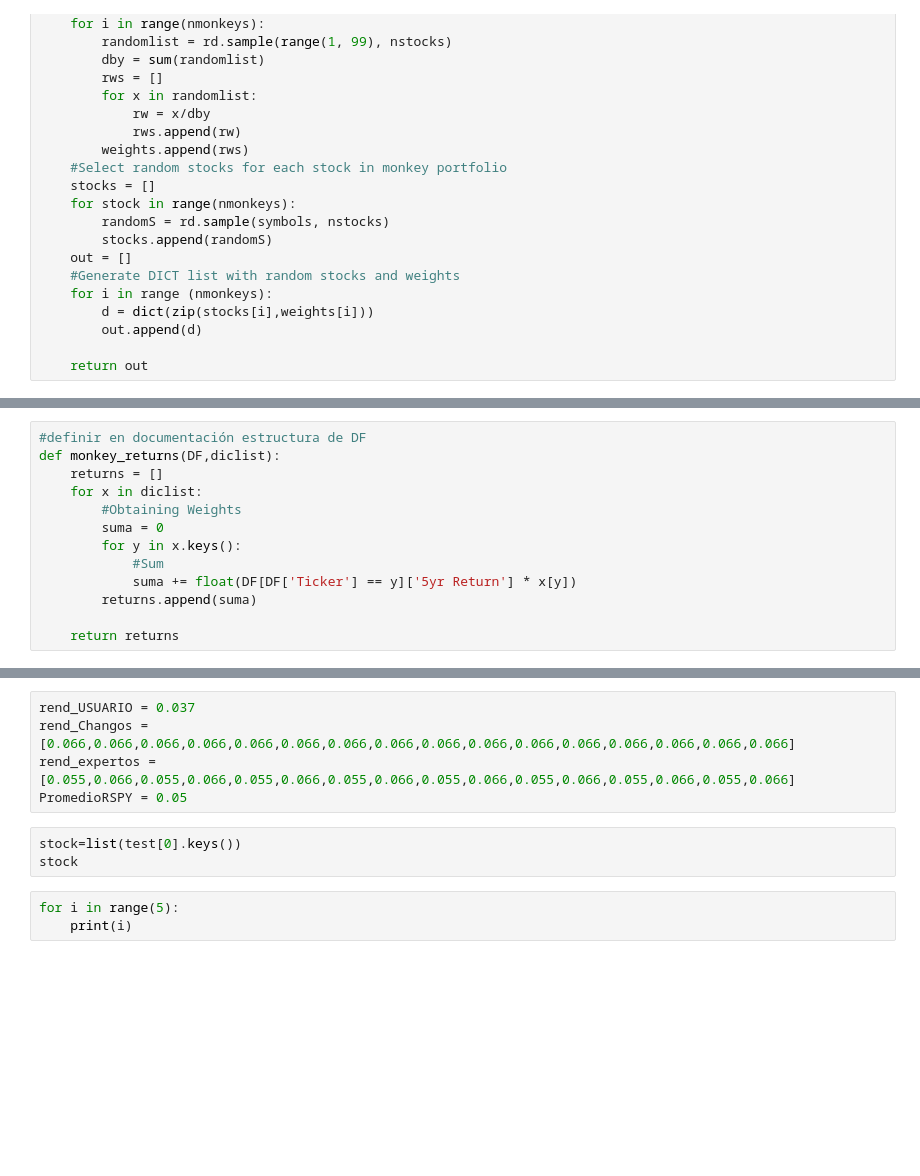
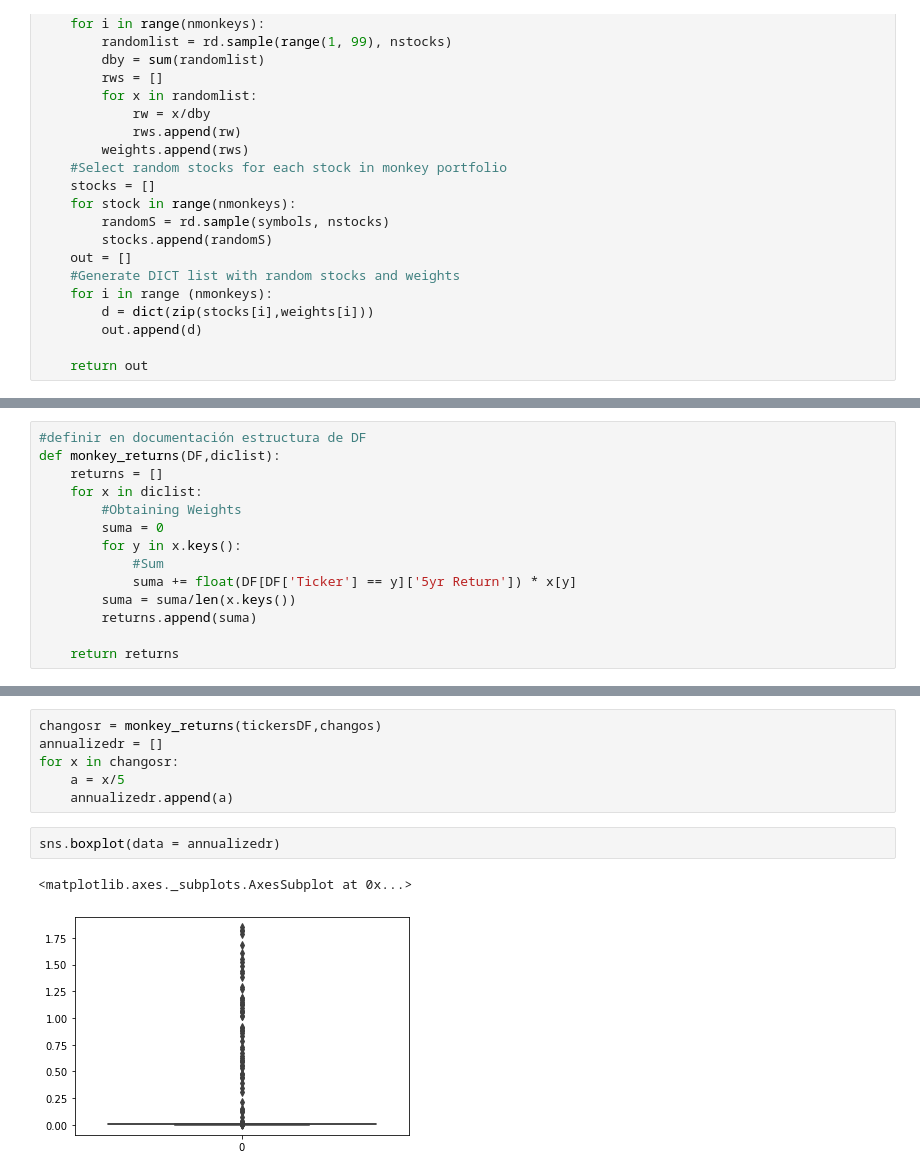
Before and after one commit to crisbusa92/BuffetVsMonkeys, a Jupyter notebook: BuffetVsMonkeys.ipynb, the cells around one changed output, grey strips where cells are left out. Drawn from its saved outputs; the diff is of its cells as text; blank space fills up the shorter version.

```diff
--- a/BuffetVsMonkeys.ipynb
+++ b/BuffetVsMonkeys.ipynb
@@ -94,7 +119,8 @@ def monkey_returns(DF,diclist):
         suma = 0
         for y in x.keys():
             #Sum
-            suma += float(DF[DF['Ticker'] == y]['5yr Return'] * x[y])
+            suma += float(DF[DF['Ticker'] == y]['5yr Return']) * x[y]
+        suma = suma/len(x.keys())
         returns.append(suma)
 
     return returns
@@ -109,11 +127,11 @@ monkey_returns(tickersDF,test)
-# %%
-rend_USUARIO = 0.037
-rend_Changos = [0.066,0.066,0.066,0.066,0.066,0.066,0.066,0.066,0.066,0.066,0.066,0.066,0.066,0.066,0.066,0.066]
-rend_expertos = [0.055,0.066,0.055,0.066,0.055,0.066,0.055,0.066,0.055,0.066,0.055,0.066,0.055,0.066,0.055,0.066]
-PromedioRSPY = 0.05
-# %%
-stock=list(test[0].keys())
-stock
-# %%
-for i in range(5):
-    print(i)
+# %%
+changosr = monkey_returns(tickersDF,changos)
+annualizedr = []
+for x in changosr:
+    a = x/5
+    annualizedr.append(a)
+# %%
+sns.boxplot(data = annualizedr)
+# %% [output]
+<matplotlib.axes._subplots.AxesSubplot at 0x...>
+[figure, added]
```
Also changed, not shown: parts of 8 cells of this notebook, 1 other file.
